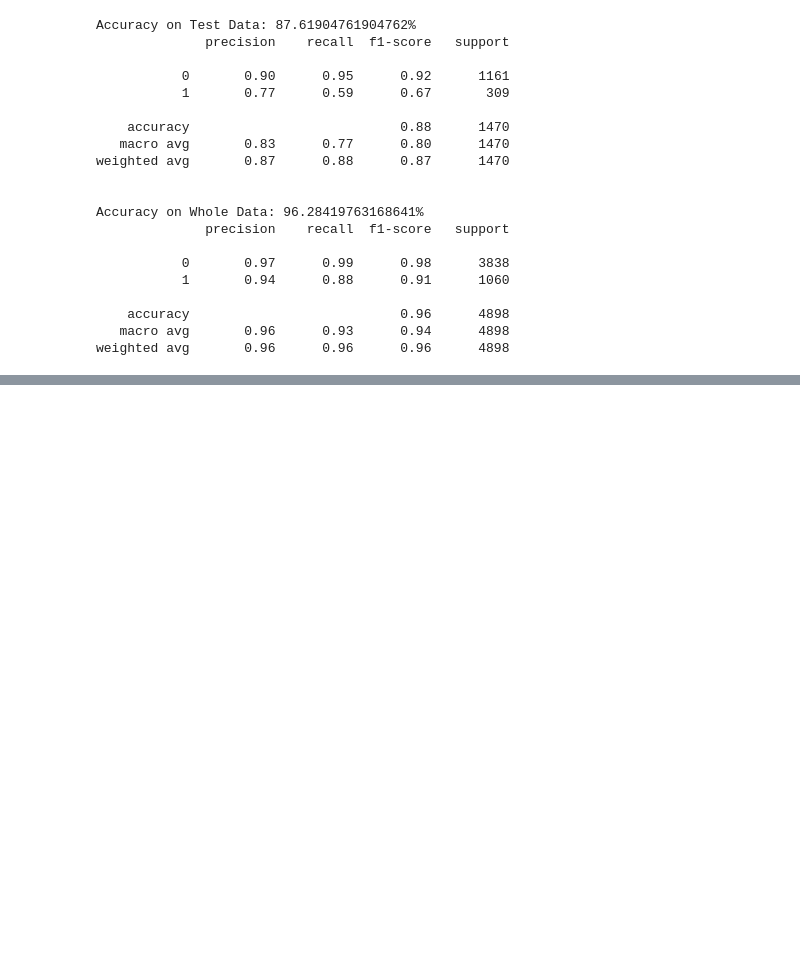
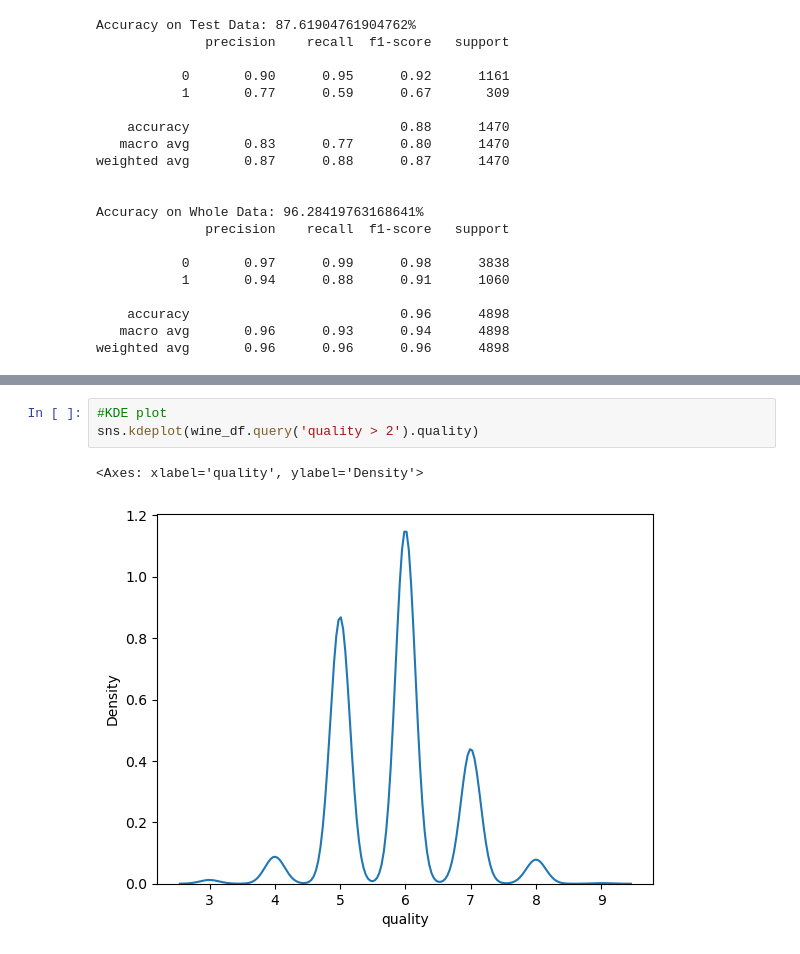
Before and after one commit to SALEMALIOKULLO/wine-quality-project-4, a Jupyter notebook: wine_quality_other_class.ipynb, the cells around one changed output, grey strips where cells are left out. Cells and saved outputs as stored; diff of their text form; blank space fills up the shorter version.

```diff
--- a/wine_quality_other_class.ipynb
+++ b/wine_quality_other_class.ipynb
@@ -443,0 +537,6 @@ weighted avg       0.96      0.96      0.96      4898
+# %%
+#KDE plot
+sns.kdeplot(wine_df.query('quality > 2').quality)
+# %% [output]
+<Axes: xlabel='quality', ylabel='Density'>
+[figure, added]
```
Also changed, not shown: parts of 16 cells of this notebook.
